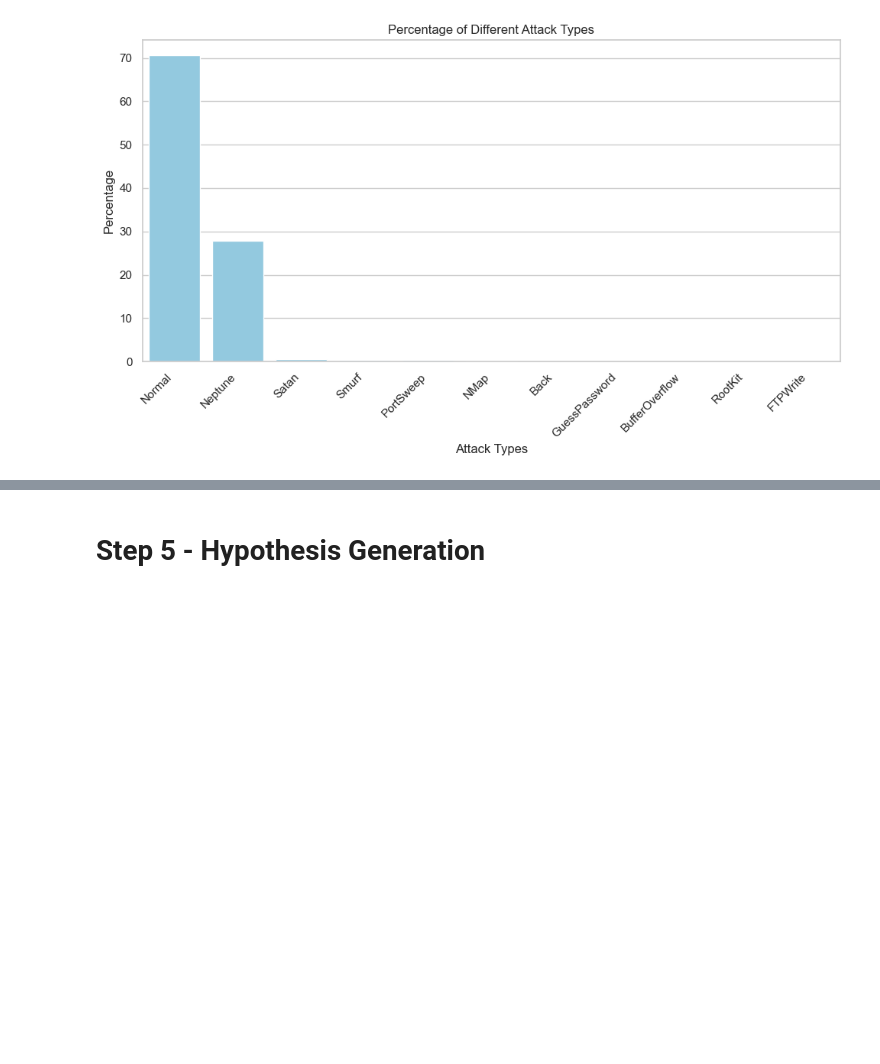
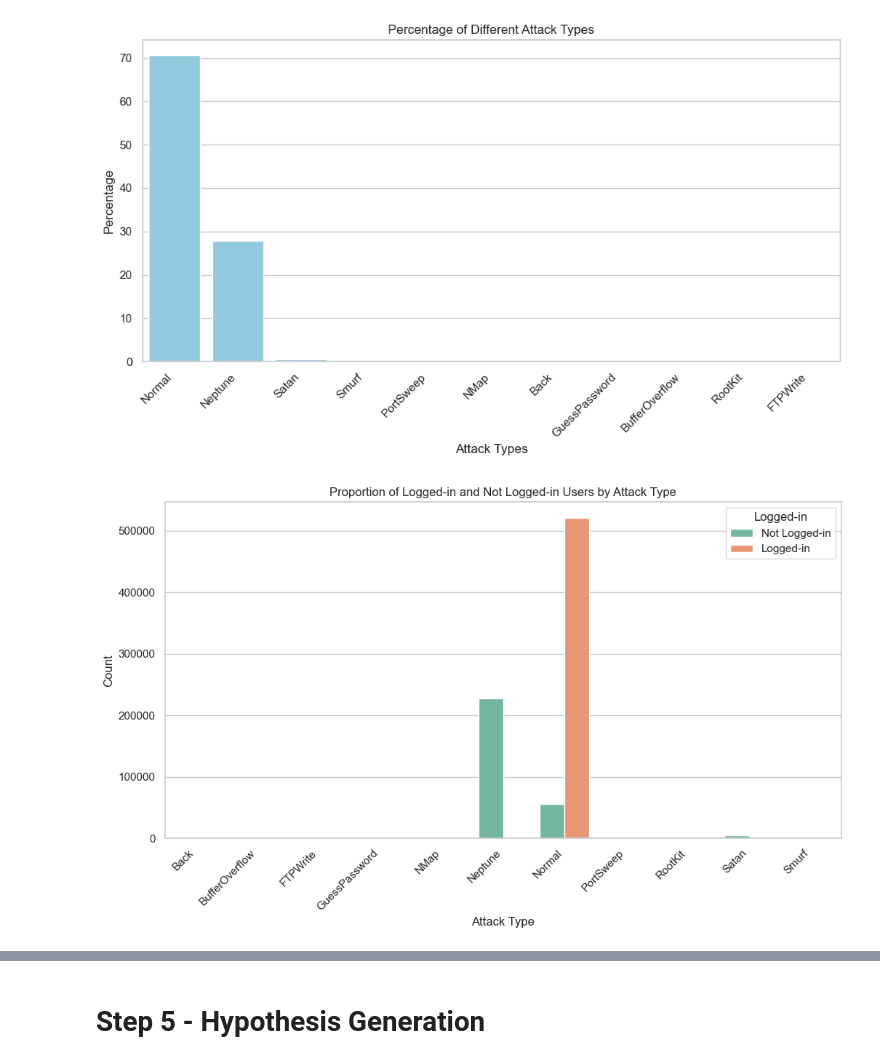
Before and after one commit to Sothirich/data_science_cyber-data-set, a Jupyter notebook: 2. Data-Exploration.ipynb, the cells around one changed output, grey strips where cells are left out. Saved outputs shown, nothing was run; the diff lists cells and outputs as text; code cells hidden in the pictures; blank space fills up the shorter version.

Commit message:
Visualization v2

```diff
--- a/2. Data-Exploration.ipynb
+++ b/2. Data-Exploration.ipynb
@@ -268,3 +268,15 @@ plt.tight_layout()
 plt.show()
 # %% [output]
 [figure]
+# %%
+# Create a bar chart for each attack type, comparing logged-in and not logged-in users side-by-side
+plt.figure(figsize=(12, 6))
+sns.countplot(x='attack', hue='logged_in', data=df, palette='Set2', dodge=True)
+plt.title('Proportion of Logged-in and Not Logged-in Users by Attack Type')
+plt.xlabel('Attack Type')
+plt.ylabel('Count')
+plt.legend(title='Logged-in', loc='upper right', labels=['Not Logged-in', 'Logged-in'])
+plt.xticks(rotation=45, ha='right')
+plt.show()
+# %% [output]
+[figure, added]
```
Also changed, not shown: parts of 1 cell of this notebook.
